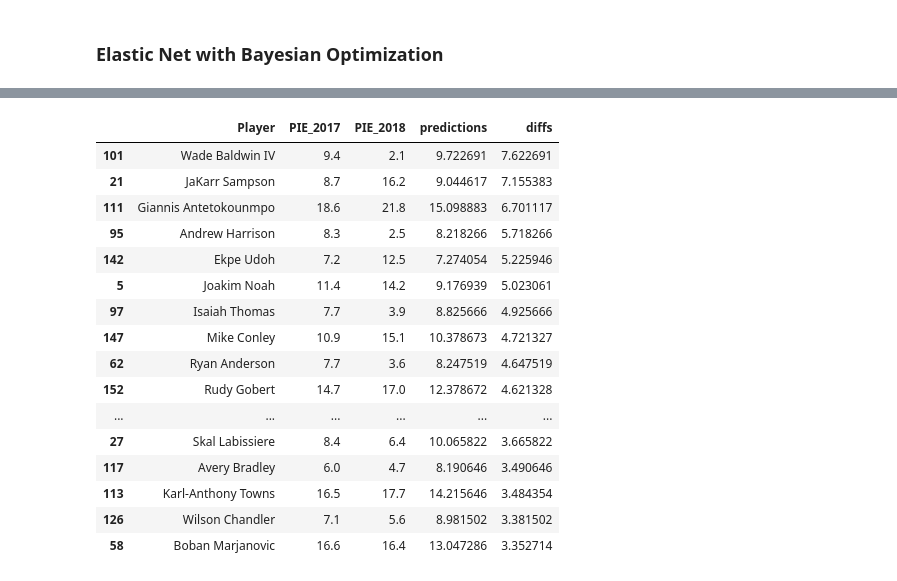
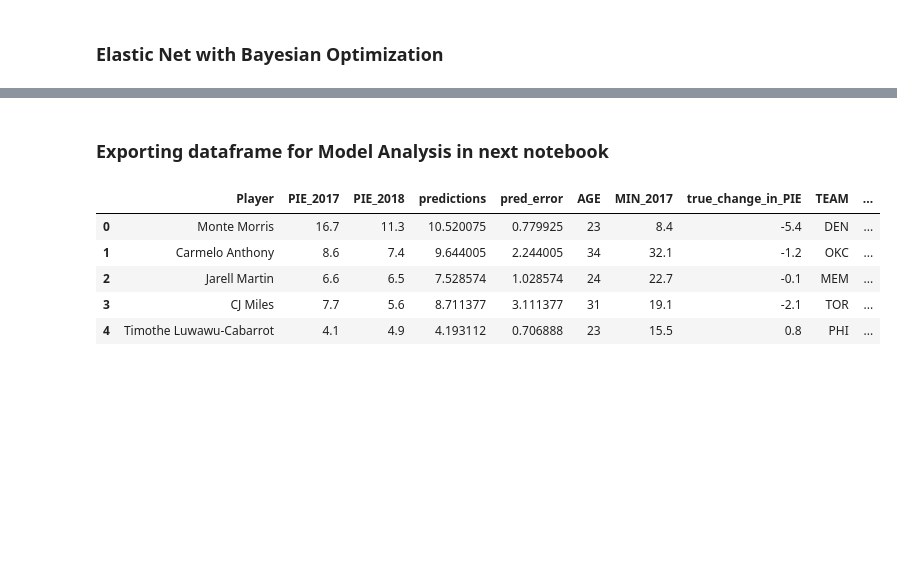
Before and after one commit to mateomartinez510/Springboard, a Jupyter notebook: Advanced_NBA_Stats_Capstone/PIE_05_NBA_Stats_Modeling.ipynb, the cells around one changed output, grey strips where cells are left out. Saved outputs shown, nothing was run; the diff lists cells and outputs as text; code cells hidden in the pictures; blank space fills up the shorter version.

```diff
--- a/Advanced_NBA_Stats_Capstone/PIE_05_NBA_Stats_Modeling.ipynb
+++ b/Advanced_NBA_Stats_Capstone/PIE_05_NBA_Stats_Modeling.ipynb
@@ -245,11 +224,12 @@ Explained Variance Score:  0.4530722784243941
 # %%
+from sklearn.linear_model import ElasticNet
 # Elastic Net with Grid Search
 
 parametersGrid = {"alpha": np.arange(0.0001, 1.0, 0.05),
                   "l1_ratio": np.arange(0.0001, 1.0, 0.05)}
 
 eNet = ElasticNet(max_iter=100000, tol=0.0001, random_state=33)
-grid = GridSearchCV(eNet, parametersGrid, scoring='neg_mean_squared_error', cv=3)
+grid = GridSearchCV(eNet, parametersGrid, scoring='r2', cv=3)
 grid.fit(X_train, y_train)
 
 # pauing for Grid Search to finish.
@@ -458,5 +418,8 @@ RMSE:  2.3586505490732685
 # %%
-elastic_bayes_df = pd.DataFrame(bo.res).head().sort_values(by='target')
+pd.set_option('display.max_colwidth', None)
+
+
+elastic_bayes_df = pd.DataFrame(bo.res).sort_values(by='target')
 
 
 best_elastic_bayes_params = elastic_bayes_df.iloc[0][1]
@@ -475,9 +440,9 @@ Best paramaters for Elastic Net with Bayesian Optimization:
 # %%
 bayes = ElasticNet(alpha = best_elastic_bayes_params['alpha'], l1_ratio=best_elastic_bayes_params['l1_ratio'], random_state=33)
 bayes.fit(X_train, y_train)
-e_preds = bayes.predict(X_test)
+y_preds = bayes.predict(X_test)
 
-bayes_elastic_scores = mean_squared_error(y_test, e_preds) ** 0.5, r2_score(y_test, e_preds)
+bayes_elastic_scores = mean_squared_error(y_test, y_preds) ** 0.5, r2_score(y_test, y_preds)
 
 print("RMSE: ", bayes_elastic_scores[0])
 print("Explained Variance Score: ", bayes_elastic_scores[1])
@@ -556,42 +496,38 @@ ___
+# %% [markdown]
+### Exporting dataframe for Model Analysis in next notebook
 # %%
-# Importing unscaled dataframe
+# Creating a data frame to export for model analysis in
 
-unscaled = pd.read_csv('data/clean_nba_stats_data_with_PIE.csv')
 
-# just extracting just the Player names and unscaled PIE_2017
+# Importing unscaled dataframe and extracting just the Player names and unscaled PIE_2017
 
-unscaled = unscaled[['Player', 'PIE_2017']]
+unscaled = pd.read_csv('data/clean_nba_stats_data_with_PIE.csv')[['Player', 'PIE_2017','MIN_2017', 'AGE']]
 
-# getting index of test dataframe
+# filtering with indexes of test dataframe
 test_df = df.loc[y_test.index]
 
 # concatenating model predictions, error, and unscaled PIE_2017
+test_df.insert(1,'predictions', y_preds)
+test_df.insert(1,'pred_error', abs(test_df.predictions- test_df.PIE_2018))
 
-test_df.insert(1,'predictions', e_preds)
-test_df.insert(1,'diffs', abs(foo.predictions- foo.PIE_2018))
-test_df.drop(columns='PIE_2017', inplace=True)
-test_df = foo.merge(unscaled,on=['Player'], how='left')
-test_df= foo[['Player','PIE_2017', 'PIE_2018', 'predictions', 'diffs']]
-test_df = foo.sort_values(by='diffs', ascending=False)
+test_df.drop(columns=['PIE_2017','MIN_2017', 'AGE'], inplace=True)
+test_df = test_df.merge(unscaled,on=['Player'], how='left')
 
+test_df= test_df[['Player','PIE_2017', 'PIE_2018', 'predictions', 'pred_error', 'AGE', 'MIN_2017']]
+test_df['true_change_in_PIE'] = test_df.PIE_2018- test_df.PIE_2017
 
-#Looking at the 20 worst player predictions
-test_df.head(20)
+# Extracting just the Team_2018 column to merge with test_df
+team_2018 = pd.read_csv('data/unscaled_dataframe_for_model_analysis.csv')[['Player', 'TEAM','Team_2018']]
+test_df = test_df.merge(team_2018, on=['Player'], how='left')
+
+# Exporting dataframe
+test_df.to_csv('data/best_model_results_analysis.csv',index = False)
+
+test_df.head()
 # %% [output]
-|  | Player | PIE_2017 | PIE_2018 | predictions | diffs |
-| 101 | Wade Baldwin IV | 9.4 | 2.1 | 9.722691 | 7.622691 |
-| 21 | JaKarr Sampson | 8.7 | 16.2 | 9.044617 | 7.155383 |
-| 111 | Giannis Antetokounmpo | 18.6 | 21.8 | 15.098883 | 6.701117 |
-| 95 | Andrew Harrison | 8.3 | 2.5 | 8.218266 | 5.718266 |
-| 142 | Ekpe Udoh | 7.2 | 12.5 | 7.274054 | 5.225946 |
-| 5 | Joakim Noah | 11.4 | 14.2 | 9.176939 | 5.023061 |
-| 97 | Isaiah Thomas | 7.7 | 3.9 | 8.825666 | 4.925666 |
-| 147 | Mike Conley | 10.9 | 15.1 | 10.378673 | 4.721327 |
-| 62 | Ryan Anderson | 7.7 | 3.6 | 8.247519 | 4.647519 |
-| 152 | Rudy Gobert | 14.7 | 17.0 | 12.378672 | 4.621328 |
-| ... | ... | ... | ... | ... | ... |
-| 27 | Skal Labissiere | 8.4 | 6.4 | 10.065822 | 3.665822 |
-| 117 | Avery Bradley | 6.0 | 4.7 | 8.190646 | 3.490646 |
-| 113 | Karl-Anthony Towns | 16.5 | 17.7 | 14.215646 | 3.484354 |
-| 126 | Wilson Chandler | 7.1 | 5.6 | 8.981502 | 3.381502 |
-| 58 | Boban Marjanovic | 16.6 | 16.4 | 13.047286 | 3.352714 |
+|  | Player | PIE_2017 | PIE_2018 | predictions | pred_error | AGE | MIN_2017 | true_change_in_PIE | TEAM | ... |
+| 0 | Monte Morris | 16.7 | 11.3 | 10.520075 | 0.779925 | 23 | 8.4 | -5.4 | DEN | ... |
+| 1 | Carmelo Anthony | 8.6 | 7.4 | 9.644005 | 2.244005 | 34 | 32.1 | -1.2 | OKC | ... |
+| 2 | Jarell Martin | 6.6 | 6.5 | 7.528574 | 1.028574 | 24 | 22.7 | -0.1 | MEM | ... |
+| 3 | CJ Miles | 7.7 | 5.6 | 8.711377 | 3.111377 | 31 | 19.1 | -2.1 | TOR | ... |
+| 4 | Timothe Luwawu-Cabarrot | 4.1 | 4.9 | 4.193112 | 0.706888 | 23 | 15.5 | 0.8 | PHI | ... |
```
Also changed, not shown: parts of 44 cells of this notebook.
